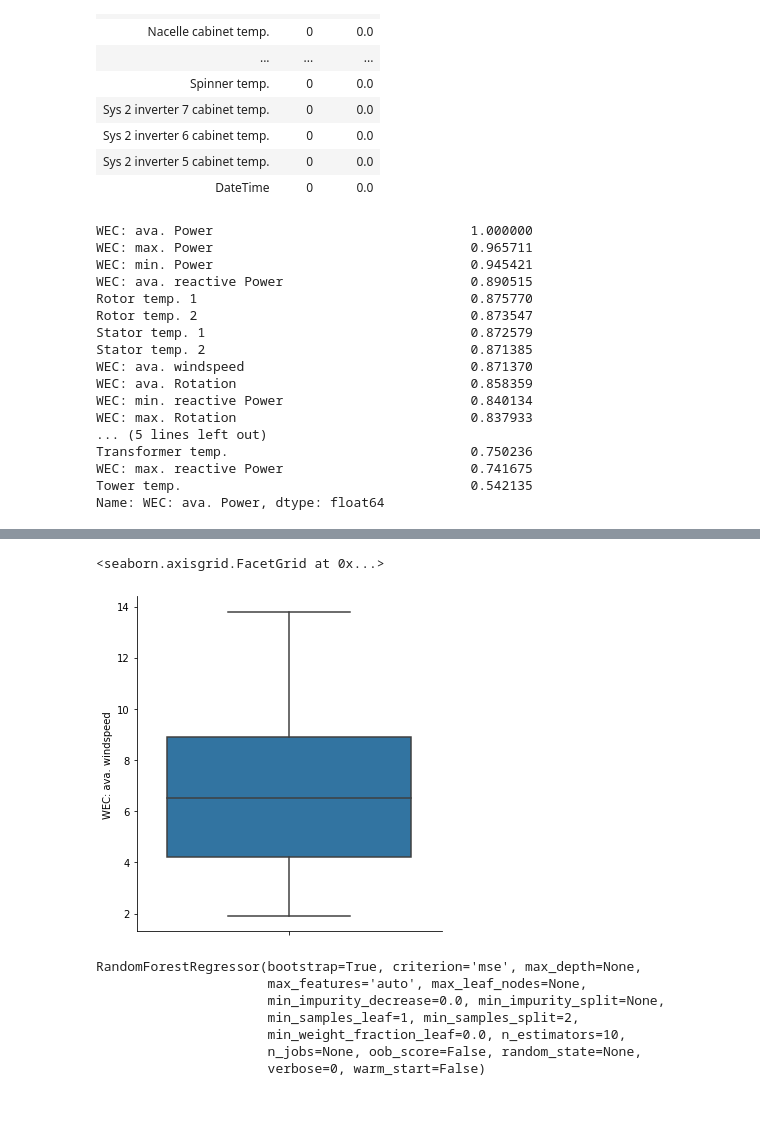
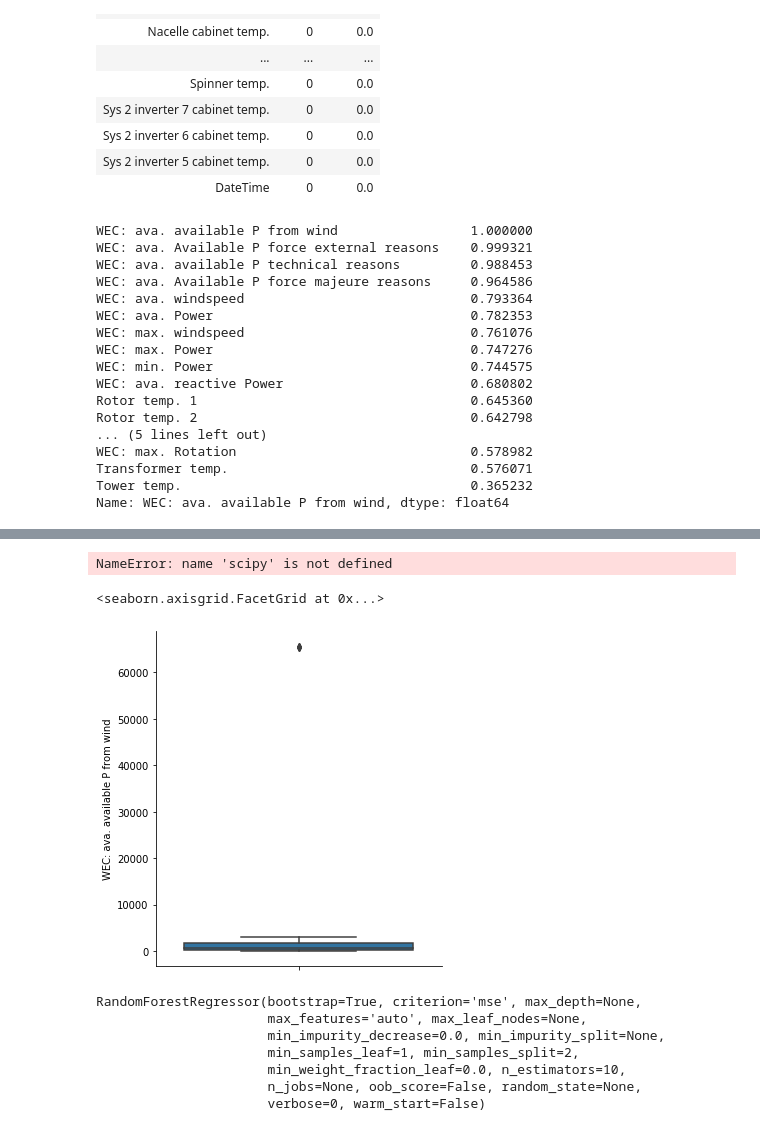
Before and after one commit to BhargavRE25/Wind-Power-Prediction, a Jupyter notebook: WindSCADA/Wind-Power-Prediction.ipynb, the cells around one changed output, grey strips where cells are left out. Drawn from its saved outputs; the diff is of its cells as text; code cells hidden in the pictures.

```diff
--- a/WindSCADA/Wind-Power-Prediction.ipynb
+++ b/WindSCADA/Wind-Power-Prediction.ipynb
@@ -102,25 +102,25 @@ missing_data.tail(30)
 | Sys 2 inverter 5 cabinet temp. | 0 | 0.0 |
 | DateTime | 0 | 0.0 |
 # %%
-correlation['WEC: ava. Power'].sort_values(ascending=False)[:20]
+correlation['WEC: ava. available P from wind'].sort_values(ascending=False)[:20]
 # %% [output]
-WEC: ava. Power                                 1.000000
-WEC: max. Power                                 0.965711
-WEC: min. Power                                 0.945421
-WEC: ava. reactive Power                        0.890515
-Rotor temp. 1                                   0.875770
-Rotor temp. 2                                   0.873547
-Stator temp. 1                                  0.872579
-Stator temp. 2                                  0.871385
-WEC: ava. windspeed                             0.871370
-WEC: ava. Rotation                              0.858359
-WEC: min. reactive Power                        0.840134
-WEC: max. Rotation                              0.837933
+WEC: ava. available P from wind                 1.000000
+WEC: ava. Available P force external reasons    0.999321
+WEC: ava. available P technical reasons         0.988453
+WEC: ava. Available P force majeure reasons     0.964586
+WEC: ava. windspeed                             0.793364
+WEC: ava. Power                                 0.782353
+WEC: max. windspeed                             0.761076
+WEC: max. Power                                 0.747276
+WEC: min. Power                                 0.744575
+WEC: ava. reactive Power                        0.680802
+Rotor temp. 1                                   0.645360
+Rotor temp. 2                                   0.642798
 ... (5 lines left out)
-Transformer temp.                               0.750236
-WEC: max. reactive Power                        0.741675
-Tower temp.                                     0.542135
-Name: WEC: ava. Power, dtype: float64
+WEC: max. Rotation                              0.578982
+Transformer temp.                               0.576071
+Tower temp.                                     0.365232
+Name: WEC: ava. available P from wind, dtype: float64
 # %%
 def outliers(x):
     return(np.abs(x-x.median())>1.5*(x.quantile(0.75)-x.quantile(0.25)))
@@ -153,12 +153,14 @@ dtype: int64
 import scipy.stats
 import numpy as np
 # %%
-data['WEC: ava. windspeed']=scipy.stats.mstats.winsorize(data['WEC: ava. windspeed'],limits=0.05)
+data['WEC: ava. available P from wind']= scipy.stats.mstats.winsorize(data['WEC: ava. available P from wind'],limits=0.05)
+# %% [output]
+NameError: name 'scipy' is not defined
 # %%
-sns.catplot(y='WEC: ava. windspeed',data=data,kind="box")
+sns.catplot(y='WEC: ava. available P from wind',data=data,kind="box")
 # %% [output]
 <seaborn.axisgrid.FacetGrid at 0x...>
-[figure, old version]
+[figure, new version]
 # %%
 train = data[['WEC: ava. windspeed','Rotor temp. 1']]
 # %%
```
Also changed, not shown: parts of 6 cells of this notebook, 2 other files.
